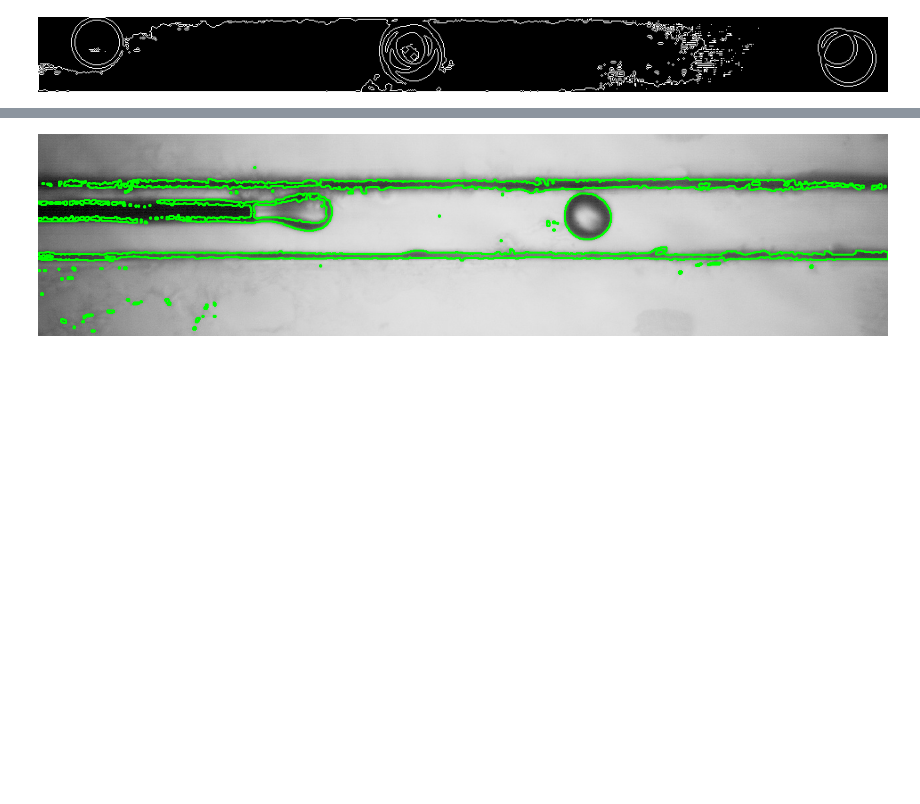
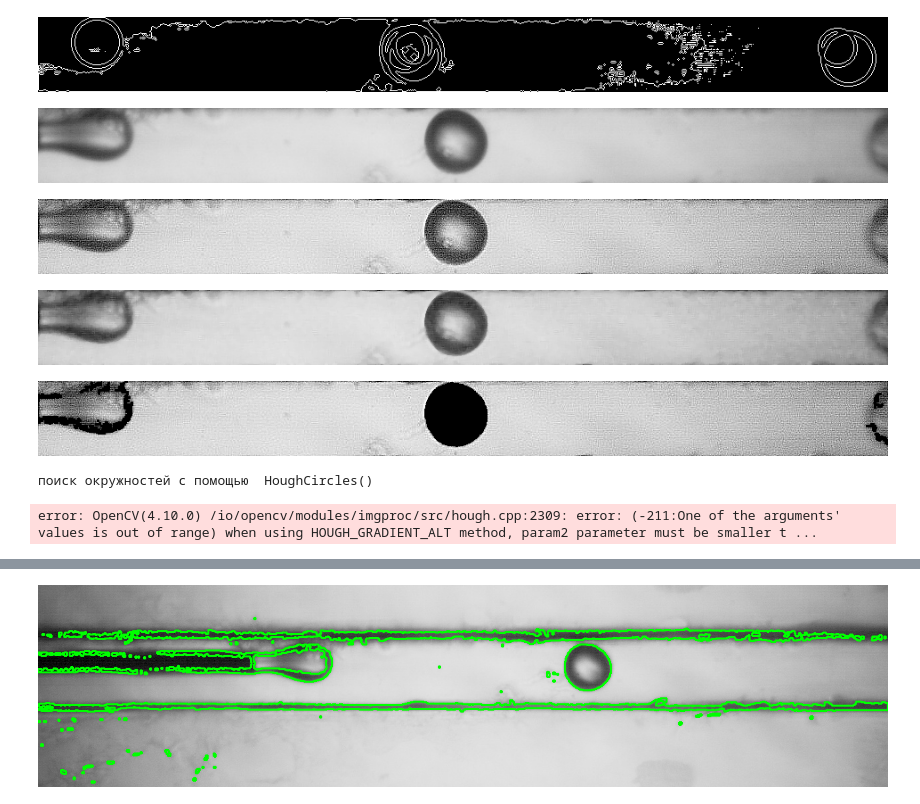
Before and after one commit to odheL42/NSU-senior-project, a Jupyter notebook: data_preprocessing.ipynb, the cells around one changed output, grey strips where cells are left out. Drawn from its saved outputs; the diff is of its cells as text; code cells hidden in the pictures; blank space fills up the shorter version.

Commit message:
Закрашивание бликов + прорисовка окружностей, поигралась с параметрами и методами. Результата особого нет

```diff
--- a/data_preprocessing.ipynb
+++ b/data_preprocessing.ipynb
@@ -191,6 +191,78 @@ cv2_imshow(img_contours) # выводим итоговое изображени
 поиск окружностей с помощью  HoughCircles()
 [figure]
 [figure]
+# %%
+#пробуем закрасить блики
+img = cv2.imread('/content/drive/MyDrive/dataset_nsu_senProj/result/sample_video_img_3000.jpg', cv2.IMREAD_GRAYSCALE)
+img = img[86:170, 325:]
+cv2_imshow(img)
+
+#увеличение резкости изображения
+kernel1 = np.array([[-1,0,1], [-2,0,2], [-1,0,1]])
+kernel = np.array([[-1,-1,-1], [-1,9,-1], [-1,-1,-1]])
+img = cv2.filter2D(img, -1, kernel)
+cv2_imshow(img)
+median_image = img
+
+#медианный фильтр
+median_image  = cv2.medianBlur(img,5)
+cv2_imshow(median_image)
+imgGPT = median_image
+
+# Адаптивное пороговое значение для выделения бликов
+thresh = cv2.adaptiveThreshold(imgGPT, 255, cv2.ADAPTIVE_THRESH_MEAN_C,
+                               cv2.THRESH_BINARY, 11, 2)
+
+# Инверсия изображения, чтобы блики стали белыми
+thresh_inv = cv2.bitwise_not(thresh)
+
+# Применение морфологической операции открытия для удаления мелких шумов
+kernel = np.ones((3, 3), np.uint8)
+cleaned = cv2.morphologyEx(thresh_inv, cv2.MORPH_OPEN, kernel)
+
+# Нахождение контуров бликов
+contours, _ = cv2.findContours(cleaned, cv2.RETR_EXTERNAL, cv2.CHAIN_APPROX_SIMPLE)
+
+# Копируем оригинальное изображение для закрашивания бликов
+result = img.copy()
+
+# Закрашиваем все блики (и внутренние области) черным цветом
+for contour in contours:
+    area = cv2.contourArea(contour)
+    if area > 50:  # Фильтруем слишком маленькие участки (шумы)
+        # Закрашивание всей области внутри контура черным цветом
+        cv2.drawContours(result, [contour], -1, (0, 0, 0), thickness=cv2.FILLED)
+
+cv2_imshow(result)
+
+median_image = result
+#поищем окружности
+print("поиск окружностей с помощью  HoughCircles()")
+rows = median_image.shape[0]
+circles = cv2.HoughCircles(median_image, cv2.HOUGH_GRADIENT, 1, rows / 8,
+                            param1=100, param2=30,
+                            minRadius=20, maxRadius=40)
+
+
+if circles is not None:
+    circles = np.uint16(np.around(circles))
+    for i in circles[0, :]:
+        center = (i[0], i[1])
+        # circle center
+        cv2.circle(median_image, center, 1, (0, 100, 100), 3)
+        # circle outline
+        radius = i[2]
+        cv2.circle(median_image, center, radius, (255, 0, 255), 3)
+
+
+cv2_imshow(median_image)
+# %% [output]
+[figure, added]
+[figure, added]
+[figure, added]
+[figure, added]
+поиск окружностей с помощью  HoughCircles()
+error: OpenCV(4.10.0) /io/opencv/modules/imgproc/src/hough.cpp:2309: error: (-211:One of the arguments' values is out of range) when using HOUGH_GRADIENT_ALT method, param2 parameter must be smaller t ...
 # %%
 import cv2
 
```
Also changed, not shown: parts of 1 cell of this notebook.
